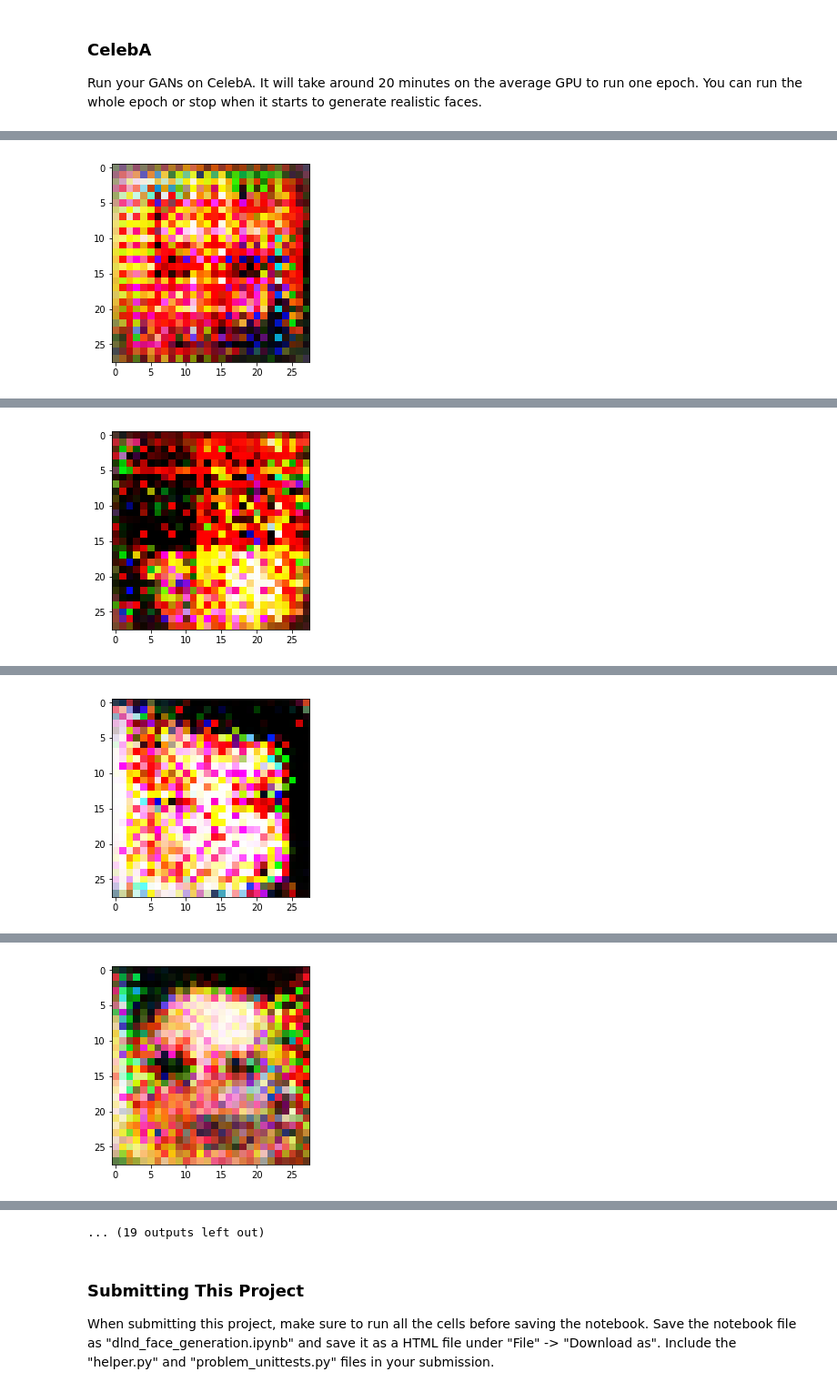
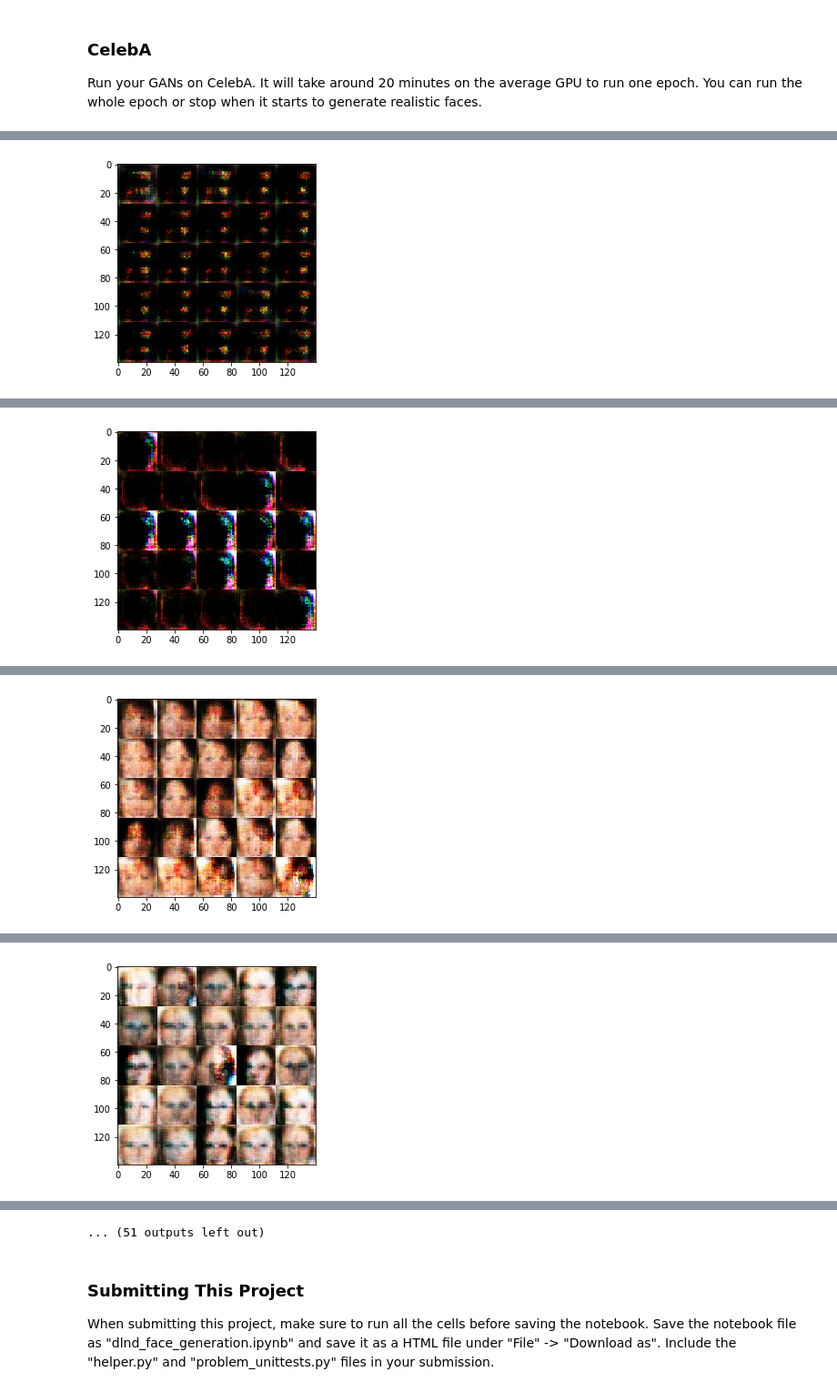
Before and after one commit to RamuIMC/deep_learning_face_recognition, a Jupyter notebook: dlnd_face_generation.ipynb, the cells around one changed output, grey strips where cells are left out. Shown at 91% size. Cells and saved outputs as stored; diff of their text form; code cells hidden in the pictures.

```diff
--- a/dlnd_face_generation.ipynb
+++ b/dlnd_face_generation.ipynb
@@ -145,20 +146,31 @@ def discriminator(images, reuse=False):
     """
     # TODO: Implement Function
     alpha=0.2
+    keep_prob = 0.8
     with tf.variable_scope('discriminator',reuse=reuse):
 
         x1 = tf.layers.conv2d(images, 64, 5, strides=2,padding='same')
         relu1 = tf.maximum(alpha * x1, x1)
+        relu1 = tf.nn.dropout(relu1,keep_prob=keep_prob)
 
         x2 = tf.layers.conv2d(relu1, 128, 5, strides=2,padding='same')
         batch_norm = tf.layers.batch_normalization(x2, training=True)
         relu2 = tf.maximum(alpha * batch_norm, batch_norm)
+        relu2 = tf.nn.dropout(relu2,keep_prob=keep_prob)
 
         x3 = tf.layers.conv2d(relu2, 256, 5, strides=2,padding='same')
         batch_norm2 = tf.layers.batch_normalization(x3, training=True)
         relu3 = tf.maximum(alpha * batch_norm2, batch_norm2)
+        relu3 = tf.nn.dropout(relu3,keep_prob=keep_prob)
 
-        flat = tf.reshape(relu3, (-1, 4*4*256))
+        x4 = tf.layers.conv2d(relu3, 512, 5, strides=2,padding='same')
+        batch_norm3= tf.layers.batch_normalization(x4, training=True)
+        relu4 = tf.maximum(alpha * batch_norm3, batch_norm3)
+        relu4 = tf.nn.dropout(relu4,keep_prob=keep_prob)
+
+
+        #flat = tf.reshape(relu3, (-1, 4*4*256))
+        flat = tf.contrib.layers.flatten(relu4)
         logits = tf.layers.dense(flat, 1)
         out = tf.sigmoid(logits)
 
@@ -189,32 +201,36 @@ def generator(z, out_channel_dim, is_train=True):
         reuse = False
     else:
         reuse = True
-
+    keep_prob = 0.8
     with tf.variable_scope('generator',reuse=reuse):
         alpha = 0.2
         x1 = tf.layers.dense(z, 4*4*512)
         x1 = tf.reshape(x1, (-1, 4, 4, 512))
         bn1 = tf.layers.batch_normalization(x1, training=is_train)
         relu1 = tf.maximum(alpha * bn1, bn1)
+        relu1 = tf.nn.dropout(relu1,keep_prob=keep_prob)
         #4X4x512
 
         x2 = tf.layers.conv2d_transpose(relu1, 256, 5, strides=2, padding='same')
         bn2 = tf.layers.batch_normalization(x2, training=is_train)
         relu2 = tf.maximum(alpha * bn2,bn2)
+        relu2 = tf.nn.dropout(relu2,keep_prob=keep_prob)
         #8X8x256
 
         x3 = tf.layers.conv2d_transpose(relu2, 128, 5, strides=2, padding='same')
         bn3 = tf.layers.batch_normalization(x3, training=is_train)
         relu3 = tf.maximum(alpha * bn3,bn3)
+        relu3 = tf.nn.dropout(relu3,keep_prob=keep_prob)
         #16X16x128
 
-        #x4 = tf.layers.conv2d_transpose(relu3, 64, 5, strides=2, padding='same')
-        #bn4 = tf.layers.batch_normalization(x4, training=is_train)
-        #relu4 = tf.maximum(alpha * bn4,bn4)
-        #32X32x64
+        x4 = tf.layers.conv2d_transpose(relu3, 64, 5, strides=1, padding='same')
+        bn4 = tf.layers.batch_normalization(x4, training=is_train)
+        relu4 = tf.maximum(alpha * bn4,bn4)
+        relu4 = tf.nn.dropout(relu4,keep_prob=keep_prob)
+        #16X16x64
 
         # Output layer
-        x4 = tf.layers.conv2d_transpose(x3, out_channel_dim, 13, strides=1, padding='valid')
+        x4 = tf.layers.conv2d_transpose(relu4, out_channel_dim, 13, strides=1, padding='valid')
         # 28x28xout_channel_dim now
         #logits = tf.layers.conv2d_transpose(x4, out_channel_dim, 5, strides=1, padding='valid')
         #logits = tf.layers.conv2d_transpose(x4, out_channel_dim, 5, strides=2, padding='valid')
@@ -391,7 +407,7 @@ def train(epoch_count, batch_size, z_dim, learning_rate, beta1, get_batches, dat
                     # Save losses to view after training
                     losses.append((train_loss_d, train_loss_g))
                 if steps % show_every == 0:
-                    show_generator_output(sess,3,input_z, out_channel_dim, data_image_mode)
+                    show_generator_output(sess,25,input_z, out_channel_dim, data_image_mode)
                     #sess.run(show_generator_output(sess,3,input_z, out_channel_dim, data_image_mode),
                                   # feed_dict={input_z: sample_z})
         saver.save(sess, './checkpoints/generator.ckpt')
@@ -490,7 +506,7 @@ Epoch 2/2... Discriminator Loss: 1.2194... Generator Loss: 1.8372
 ### CelebA
 Run your GANs on CelebA.  It will take around 20 minutes on the average GPU to run one epoch.  You can run the whole epoch or stop when it starts to generate realistic faces.
 # %%
-batch_size = 128
+batch_size = 64
 z_dim = 100
 learning_rate = 0.0002
 beta1 = 0.5
@@ -522 +538 @@ Epoch 1/1... Discriminator Loss: 0.1796... Generator Loss: 2.4631
-[figure, old version]
+[figure, new version]
@@ -533 +549 @@ Epoch 1/1... Discriminator Loss: 0.1398... Generator Loss: 3.1287
-[figure, old version]
+[figure, new version]
@@ -544 +560 @@ Epoch 1/1... Discriminator Loss: 0.0745... Generator Loss: 3.9843
-[figure, old version]
+[figure, new version]
@@ -555 +571 @@ Epoch 1/1... Discriminator Loss: 0.1032... Generator Loss: 3.3831
-[figure, old version]
+[figure, new version]
@@ -578,4 +594,4 @@ Epoch 1/1... Discriminator Loss: 1.7288... Generator Loss: 0.5143
-... (19 outputs left out)
+... (51 outputs left out)
 # %% [markdown]
 ### Submitting This Project
 When submitting this project, make sure to run all the cells before saving the notebook. Save the notebook file as "dlnd_face_generation.ipynb" and save it as a HTML file under "File" -> "Download as". Include the "helper.py" and "problem_unittests.py" files in your submission.
```
Also changed, not shown: parts of 3 cells of this notebook, 1 other file.
